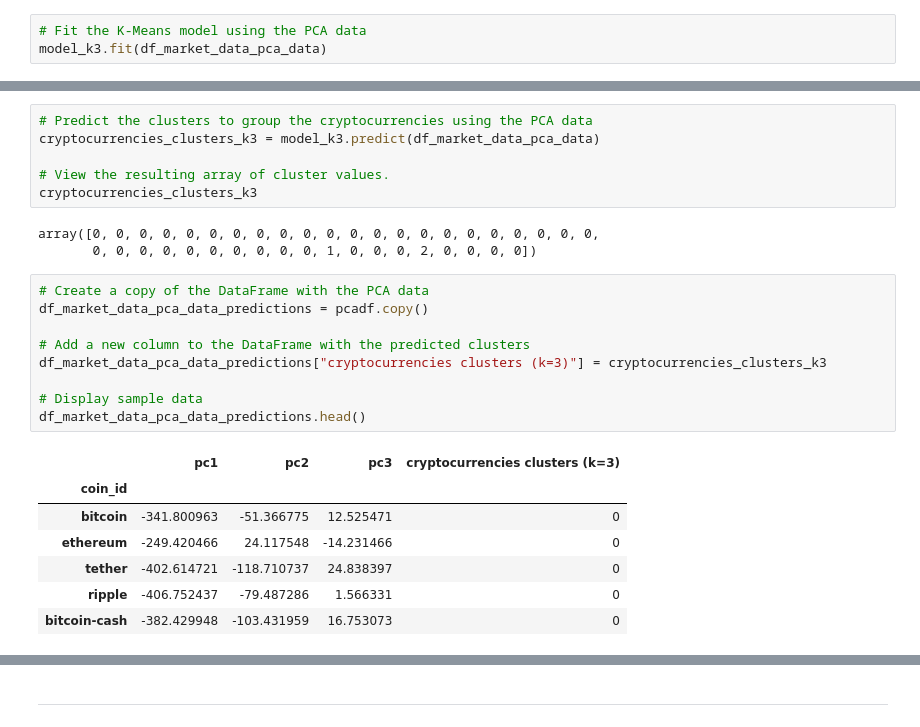
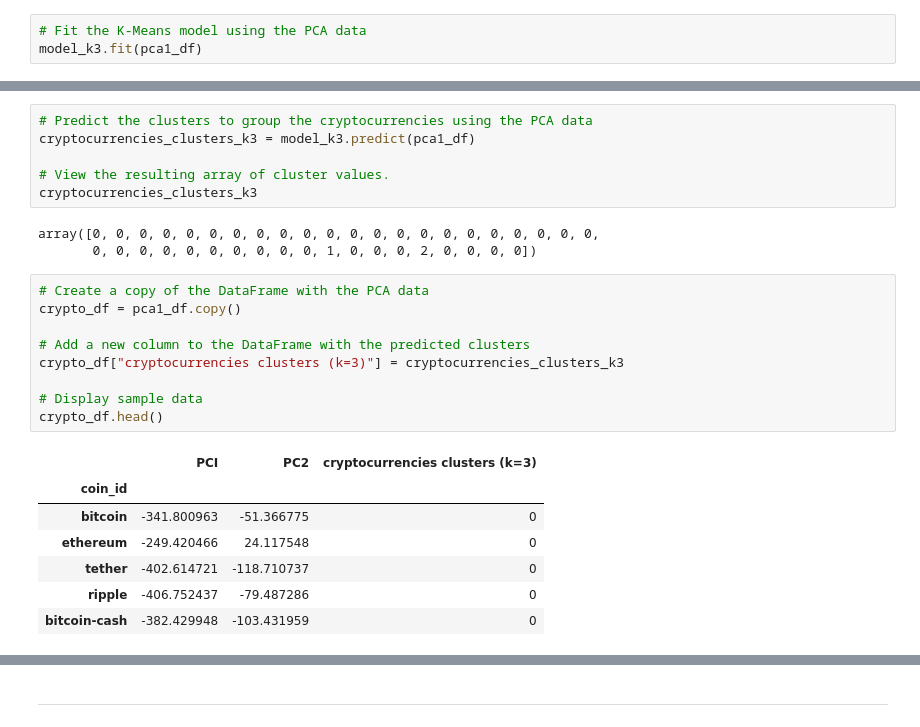
Before and after one commit to EGeorge2021r/Challenge10_Repo, a Jupyter notebook: Starter_Code/crypto_investments.ipynb, the cells around one changed output, grey strips where cells are left out. Drawn from its saved outputs; the diff is of its cells as text.

```diff
--- a/Starter_Code/crypto_investments.ipynb
+++ b/Starter_Code/crypto_investments.ipynb
@@ -423,12 +423,12 @@ In this section, you will use the PCA data and the K-Means algorithm with the be
 model_k3 = KMeans(n_clusters=3)
 # %%
 # Fit the K-Means model using the PCA data
-model_k3.fit(df_market_data_pca_data)
+model_k3.fit(pca1_df)
 # %% [output]
 KMeans(n_clusters=3)
 # %%
 # Predict the clusters to group the cryptocurrencies using the PCA data
-cryptocurrencies_clusters_k3 = model_k3.predict(df_market_data_pca_data)
+cryptocurrencies_clusters_k3 = model_k3.predict(pca1_df)
 
 # View the resulting array of cluster values.
 cryptocurrencies_clusters_k3
@@ -437,21 +437,21 @@ array([0, 0, 0, 0, 0, 0, 0, 0, 0, 0, 0, 0, 0, 0, 0, 0, 0, 0, 0, 0, 0, 0,
        0, 0, 0, 0, 0, 0, 0, 0, 0, 0, 1, 0, 0, 0, 2, 0, 0, 0, 0])
 # %%
 # Create a copy of the DataFrame with the PCA data
-df_market_data_pca_data_predictions = pcadf.copy()
+crypto_df = pca1_df.copy()
 
 # Add a new column to the DataFrame with the predicted clusters
-df_market_data_pca_data_predictions["cryptocurrencies clusters (k=3)"] = cryptocurrencies_clusters_k3
+crypto_df["cryptocurrencies clusters (k=3)"] = cryptocurrencies_clusters_k3
 
 # Display sample data
-df_market_data_pca_data_predictions.head()
+crypto_df.head()
 # %% [output]
-|  | pc1 | pc2 | pc3 | cryptocurrencies clusters (k=3) |
-| coin_id |  |  |  |  |
-| bitcoin | -341.800963 | -51.366775 | 12.525471 | 0 |
-| ethereum | -249.420466 | 24.117548 | -14.231466 | 0 |
-| tether | -402.614721 | -118.710737 | 24.838397 | 0 |
-| ripple | -406.752437 | -79.487286 | 1.566331 | 0 |
-| bitcoin-cash | -382.429948 | -103.431959 | 16.753073 | 0 |
+|  | PCI | PC2 | cryptocurrencies clusters (k=3) |
+| coin_id |  |  |  |
+| bitcoin | -341.800963 | -51.366775 | 0 |
+| ethereum | -249.420466 | 24.117548 | 0 |
+| tether | -402.614721 | -118.710737 | 0 |
+| ripple | -406.752437 | -79.487286 | 0 |
+| bitcoin-cash | -382.429948 | -103.431959 | 0 |
 # %%
 # Create a scatter plot using hvPlot by setting
 # `x="price_change_percentage_24h"` and `y="price_change_percentage_7d"`.
```
Also changed, not shown: parts of 5 cells of this notebook.
